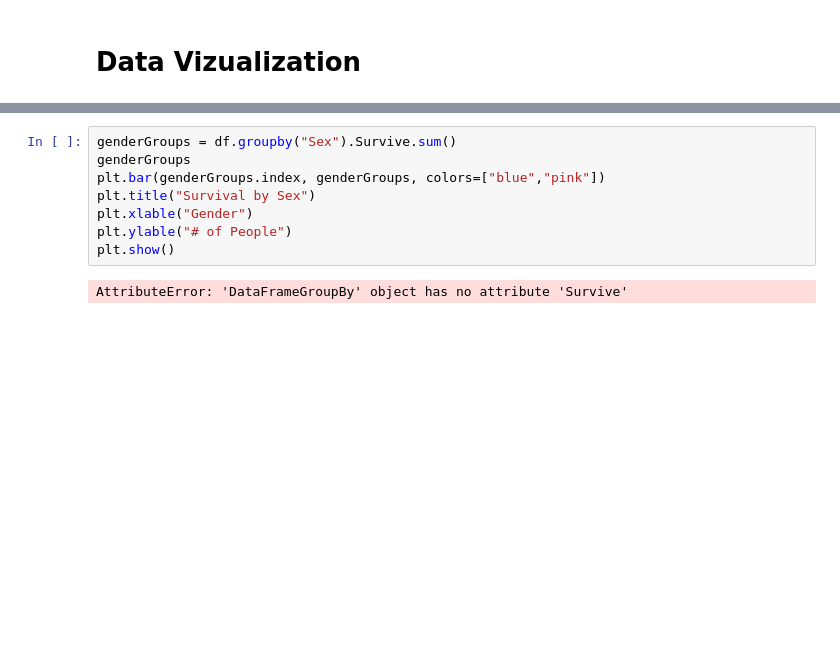
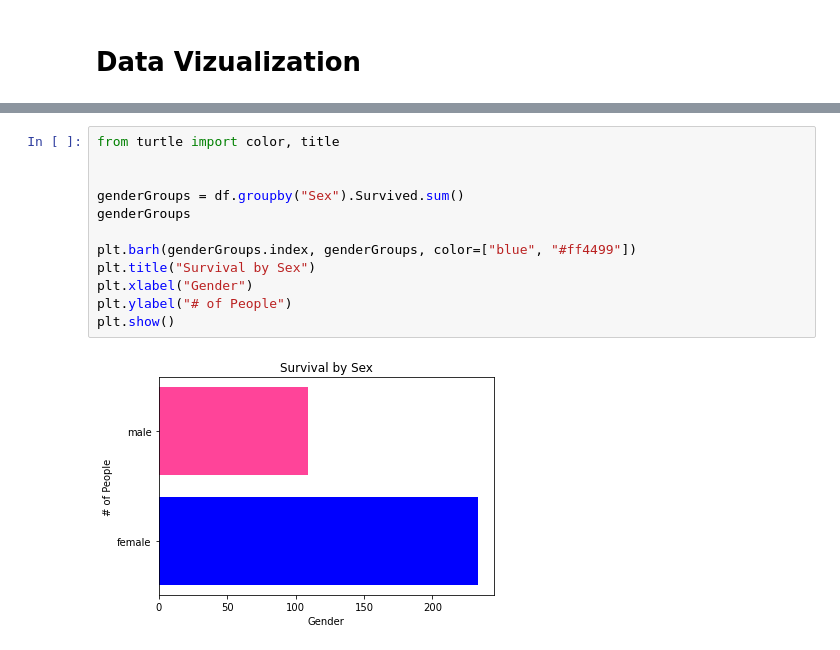
Before and after one commit to allisoncwalker/cis277-fa22-09-viz-intro, a Jupyter notebook: Viz-Intro.ipynb, the cells around one changed output, grey strips where cells are left out. Saved outputs shown, nothing was run; the diff lists cells and outputs as text; blank space fills up the shorter version.

```diff
--- a/Viz-Intro.ipynb
+++ b/Viz-Intro.ipynb
@@ -22,10 +23,14 @@ AttributeError: module 'matplotlib' has no attribute 'hist'
 # %%
-genderGroups = df.groupby("Sex").Survive.sum()
+from turtle import color, title
+
+
+genderGroups = df.groupby("Sex").Survived.sum()
 genderGroups
-plt.bar(genderGroups.index, genderGroups, colors=["blue","pink"])
+
+plt.barh(genderGroups.index, genderGroups, color=["blue", "#ff4499"])
 plt.title("Survival by Sex")
-plt.xlable("Gender")
-plt.ylable("# of People")
+plt.xlabel("Gender")
+plt.ylabel("# of People")
 plt.show()
 # %% [output]
-AttributeError: 'DataFrameGroupBy' object has no attribute 'Survive'
+[figure, added]
```
Also changed, not shown: parts of 4 cells of this notebook.
